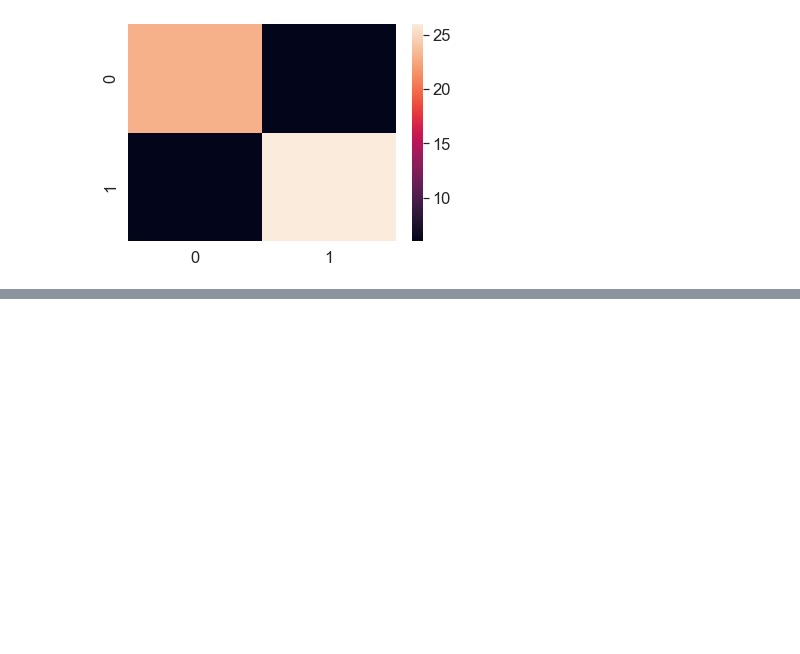
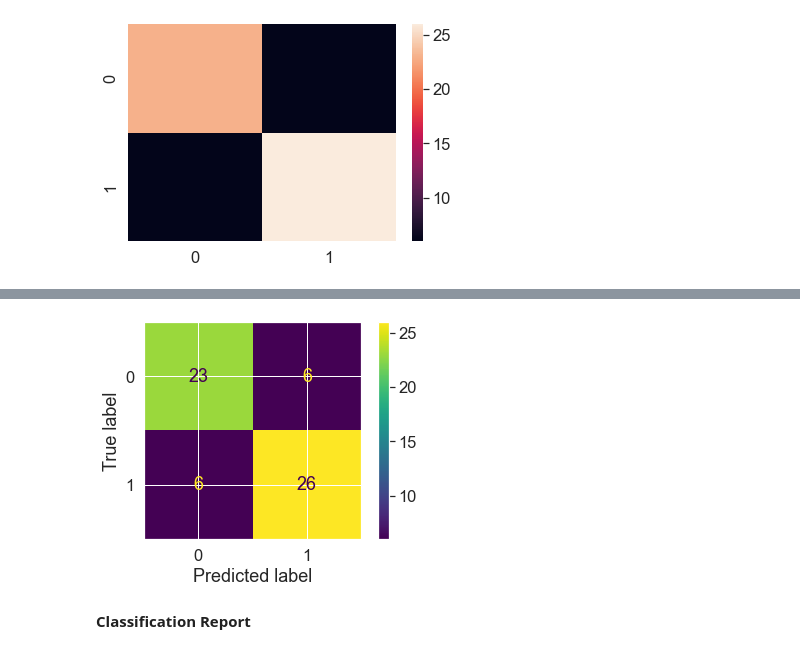
Before and after one commit to sumeet860/datascience, a Jupyter notebook: notebook/scikitlearn.ipynb, the cells around one changed output, grey strips where cells are left out. Saved outputs shown, nothing was run; the diff lists cells and outputs as text; code cells hidden in the pictures; blank space fills up the shorter version.

```diff
--- a/notebook/scikitlearn.ipynb
+++ b/notebook/scikitlearn.ipynb
@@ -1331,0 +1340,7 @@ sns.heatmap(conf_mat);
+# %%
+ConfusionMatrixDisplay.from_predictions(y_true=y_test,
+                                       y_pred=y_preds);
+# %% [output]
+[figure, added]
+# %% [markdown]
+**Classification Report**
```
Also changed, not shown: parts of 57 cells of this notebook.
